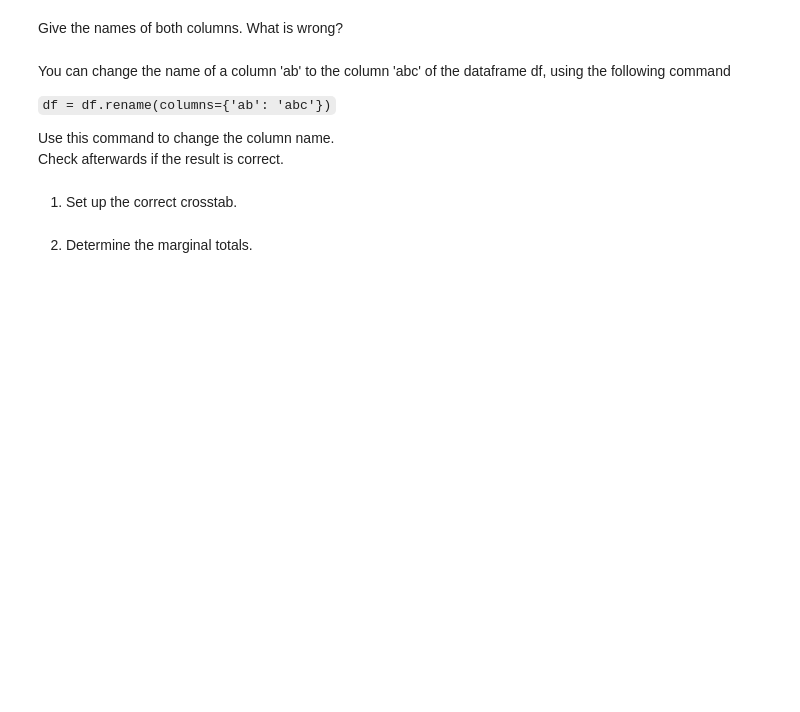
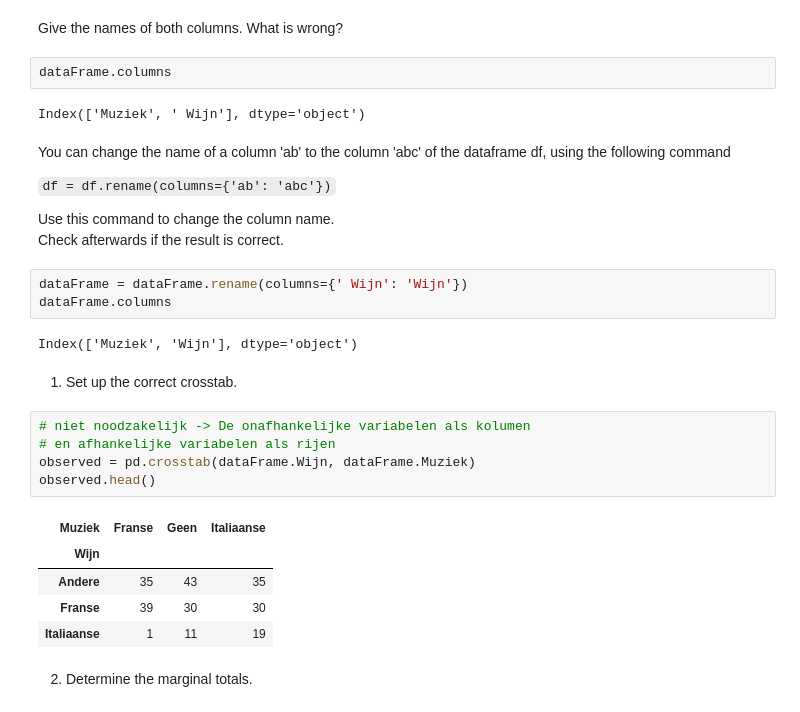
Before and after one commit to Bataklik/Data-Science-_-AI, a Jupyter notebook: 4-bivariate-qual/labs_chi_squared.ipynb, the cells around one changed output. Cells and saved outputs as stored; diff of their text form; blank space fills up the shorter version.

```diff
--- a/4-bivariate-qual/labs_chi_squared.ipynb
+++ b/4-bivariate-qual/labs_chi_squared.ipynb
@@ -39,5 +50,9 @@ Read the dataset
 # %% [markdown]
 Give the names of both columns. What is wrong?
+# %%
+dataFrame.columns
+# %% [output]
+Index(['Muziek', ' Wijn'], dtype='object')
 # %% [markdown]
 You can change the name of a column 'ab' to the column 'abc' of the dataframe df, using the following command
 
@@ -45,7 +60,23 @@ You can change the name of a column 'ab' to the column 'abc' of the dataframe df
 
 Use this command to change the column name.
 Check afterwards if the result is correct.
+# %%
+dataFrame = dataFrame.rename(columns={' Wijn': 'Wijn'})
+dataFrame.columns
+# %% [output]
+Index(['Muziek', 'Wijn'], dtype='object')
 # %% [markdown]
 1. Set up the correct crosstab.
+# %%
+# niet noodzakelijk -> De onafhankelijke variabelen als kolumen
+# en afhankelijke variabelen als rijen
+observed = pd.crosstab(dataFrame.Wijn, dataFrame.Muziek)
+observed.head()
+# %% [output]
+| Muziek | Franse | Geen | Italiaanse |
+| Wijn |  |  |  |
+| Andere | 35 | 43 | 35 |
+| Franse | 39 | 30 | 30 |
+| Italiaanse | 1 | 11 | 19 |
 # %% [markdown]
 2. Determine the marginal totals.
```
Also changed, not shown: parts of 11 cells of this notebook, 2 other files.
